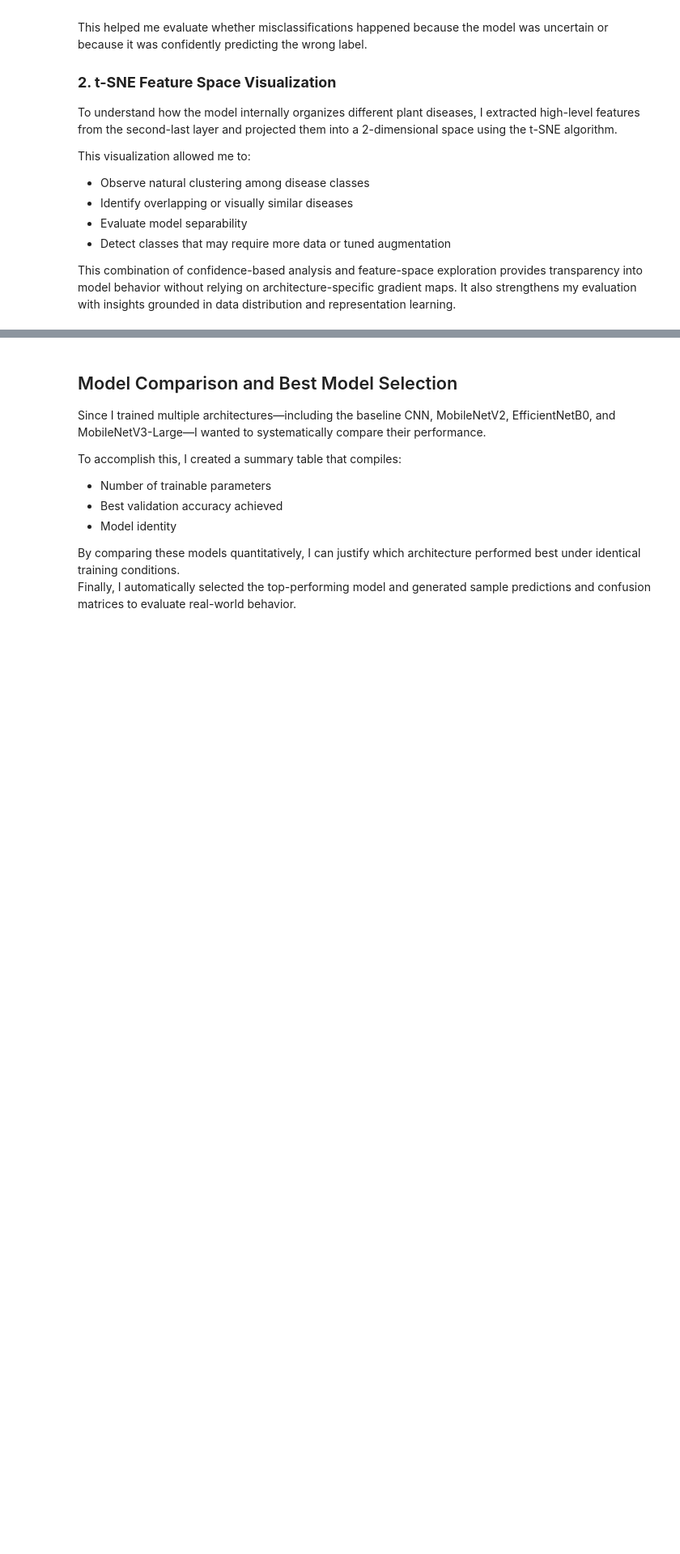
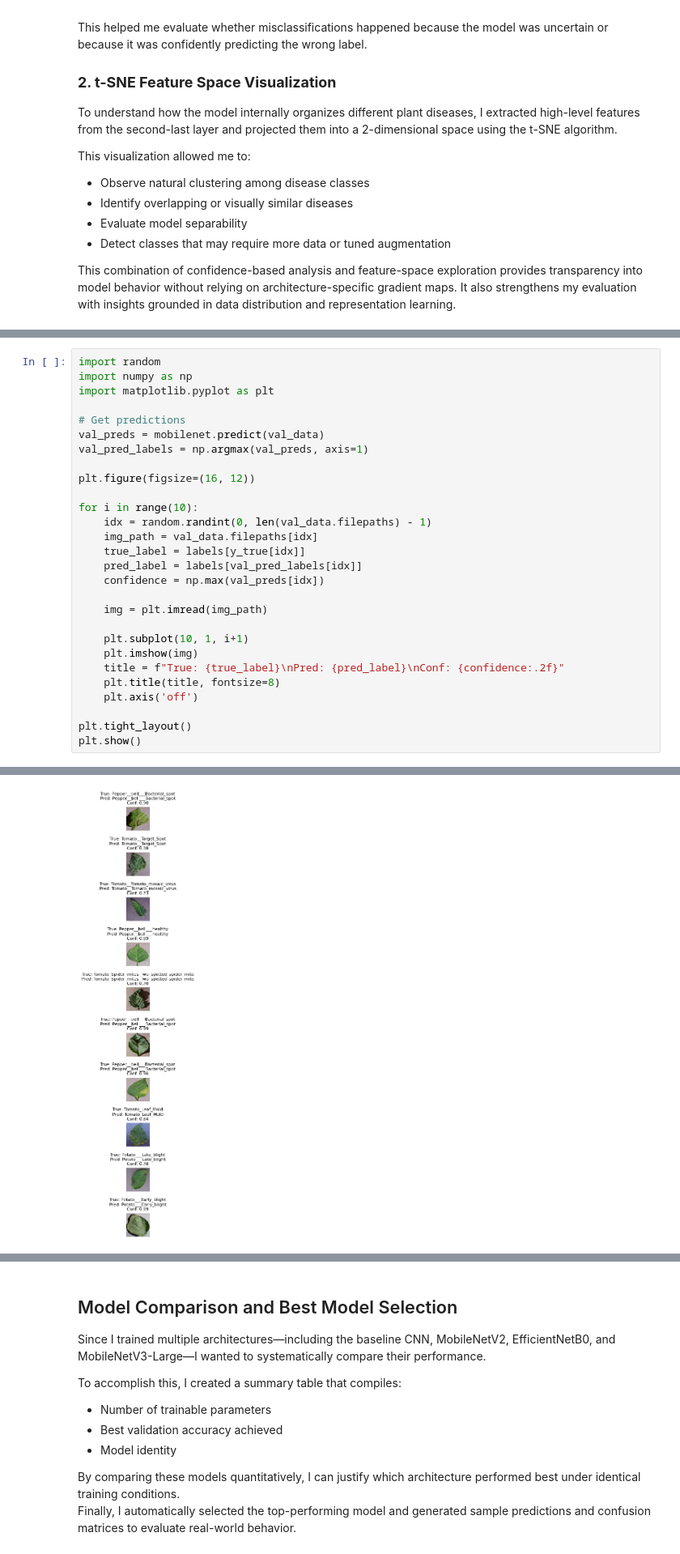
Before and after one commit to SamikshKodgire/AAI521_SmartVisionAgri, a Jupyter notebook: AAI_521_SKodgire_FinalProject.ipynb, the cells around one changed output, grey strips where cells are left out. Shown at 81% size. Saved outputs shown, nothing was run; the diff lists cells and outputs as text; blank space fills up the shorter version.

```diff
--- a/AAI_521_SKodgire_FinalProject.ipynb
+++ b/AAI_521_SKodgire_FinalProject.ipynb
@@ -894,0 +963,29 @@ NameError: name 'mobilenet' is not defined
+# %%
+import random
+import numpy as np
+import matplotlib.pyplot as plt
+
+# Get predictions
+val_preds = mobilenet.predict(val_data)
+val_pred_labels = np.argmax(val_preds, axis=1)
+
+plt.figure(figsize=(16, 12))
+
+for i in range(10):
+    idx = random.randint(0, len(val_data.filepaths) - 1)
+    img_path = val_data.filepaths[idx]
+    true_label = labels[y_true[idx]]
+    pred_label = labels[val_pred_labels[idx]]
+    confidence = np.max(val_preds[idx])
+
+    img = plt.imread(img_path)
+
+    plt.subplot(10, 1, i+1)
+    plt.imshow(img)
+    title = f"True: {true_label}\nPred: {pred_label}\nConf: {confidence:.2f}"
+    plt.title(title, fontsize=8)
+    plt.axis('off')
+
+plt.tight_layout()
+plt.show()
+# %% [output]
@@ -894,0 +993 @@ NameError: name 'mobilenet' is not defined
+[figure, added]
```
Also changed, not shown: parts of 22 cells of this notebook.
